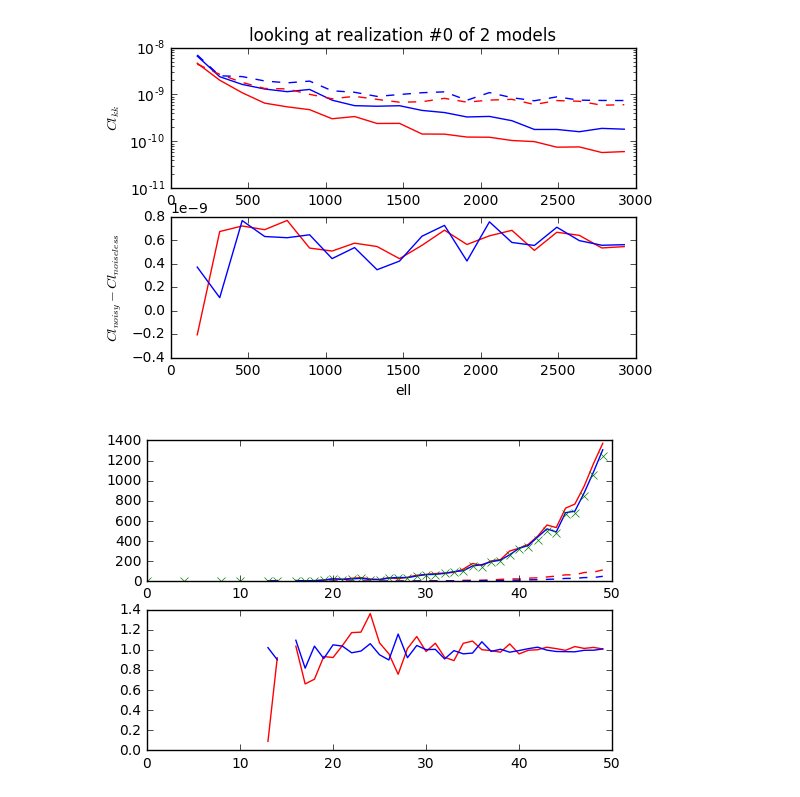
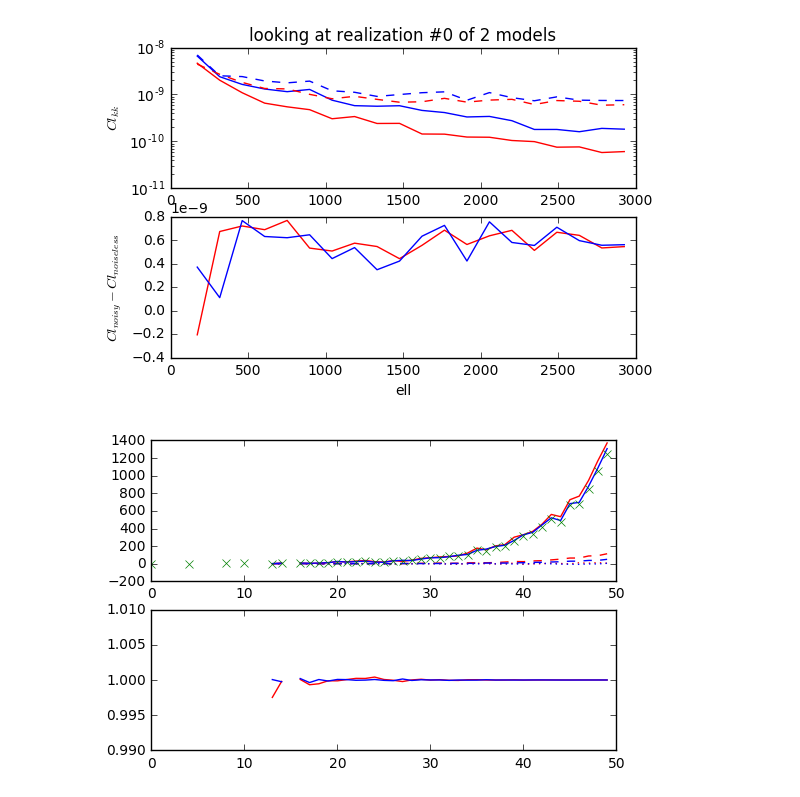
Before and after one commit to liuxx479/PDFs, a Jupyter notebook: Fisher_PDF.ipynb, the cells around one changed output. Drawn from its saved outputs; the diff is of its cells as text; code cells hidden in the pictures.

```diff
--- a/Fisher_PDF.ipynb
+++ b/Fisher_PDF.ipynb
@@ -513,23 +560,28 @@ show()
 # %%
 seed(1)
 noisemap=rand(100,100)*100
-realmap=rand(100,100)*30
+realmap1=rand(100,100)*30
 realmap2=rand(100,100)*20
 PS_noise = WLanalysis.PowerSpectrum(noisemap)[1]
-PS_real = WLanalysis.PowerSpectrum(realmap)[1]
+PS_real1 = WLanalysis.PowerSpectrum(realmap1)[1]
+PS_cross1 = WLanalysis.CrossCorrelate(noisemap, realmap1)[1]
 PS_real2 = WLanalysis.PowerSpectrum(realmap2)[1]
-PS_tot = WLanalysis.PowerSpectrum(noisemap+realmap)[1]
+PS_tot = WLanalysis.PowerSpectrum(noisemap+realmap1)[1]
 PS_tot2 = WLanalysis.PowerSpectrum(noisemap+realmap2)[1]
+PS_cross2 = WLanalysis.CrossCorrelate(noisemap, realmap2)[1]
 
 f, (ax1,ax2) = subplots(2,1)
-ax1.plot(PS_real,'r--')
+ax1.plot(PS_real1,'r--')
 ax1.plot(PS_real2,'b--')
+ax1.plot(PS_cross1,'r:')
+ax1.plot(PS_cross2,'b:')
+
 ax1.plot(PS_tot,'r-')
 ax1.plot(PS_tot2,'b-')
 ax1.plot(PS_noise,'gx')
-ax2.plot( (PS_tot-PS_real) / PS_noise,'r-')
-ax2.plot( (PS_tot2-PS_real2) / PS_noise,'b-')
-
+ax2.plot( (PS_tot-PS_real1-2*PS_cross1) / PS_noise,'r-')
+ax2.plot( (PS_tot2-PS_real2-2*PS_cross2) / PS_noise,'b-')
+ax2.set_ylim(0.99, 1.01)
 show()
 # %% [output]
-[figure, old version]
+[figure, new version]
```
Also changed, not shown: parts of 17 cells of this notebook.
